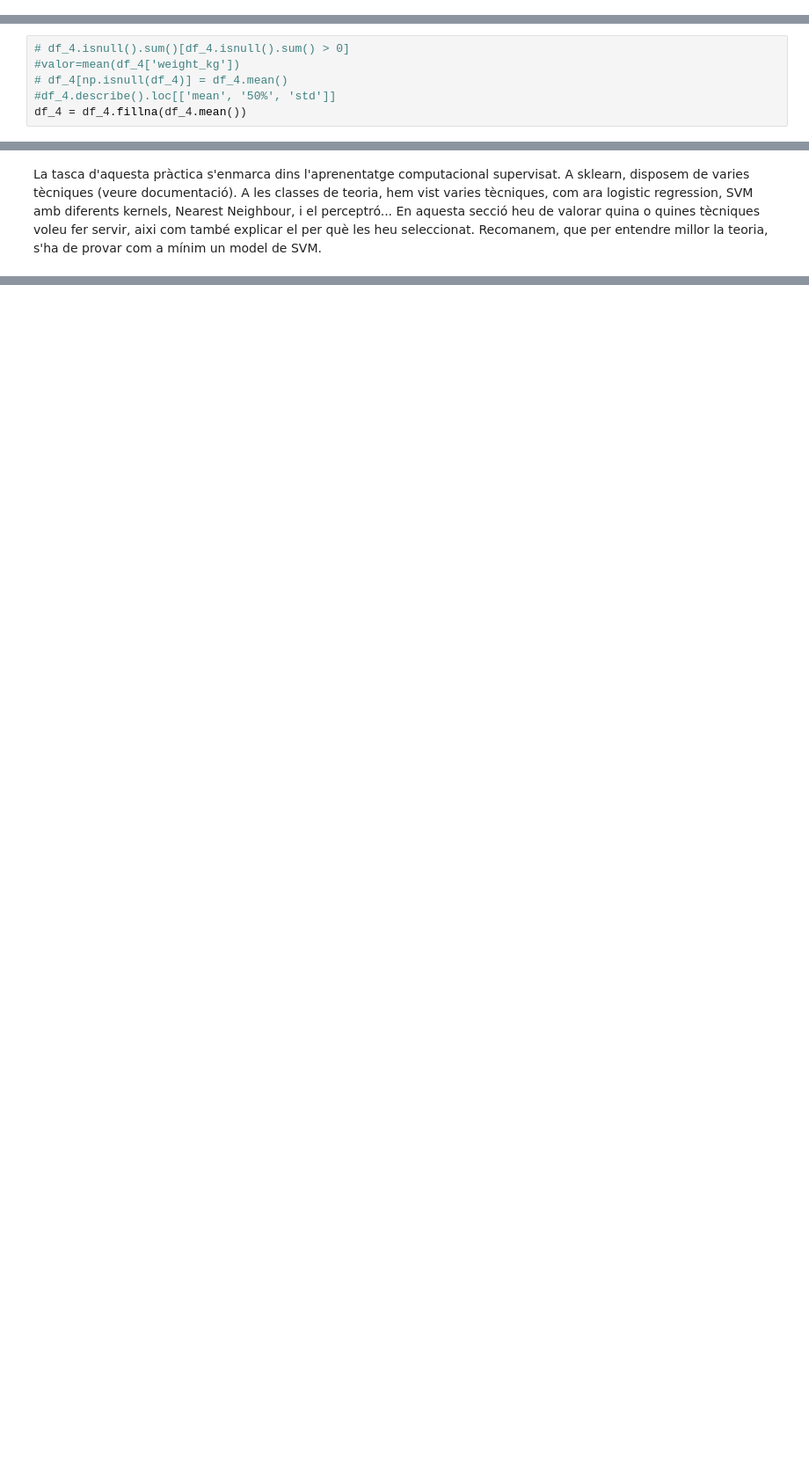
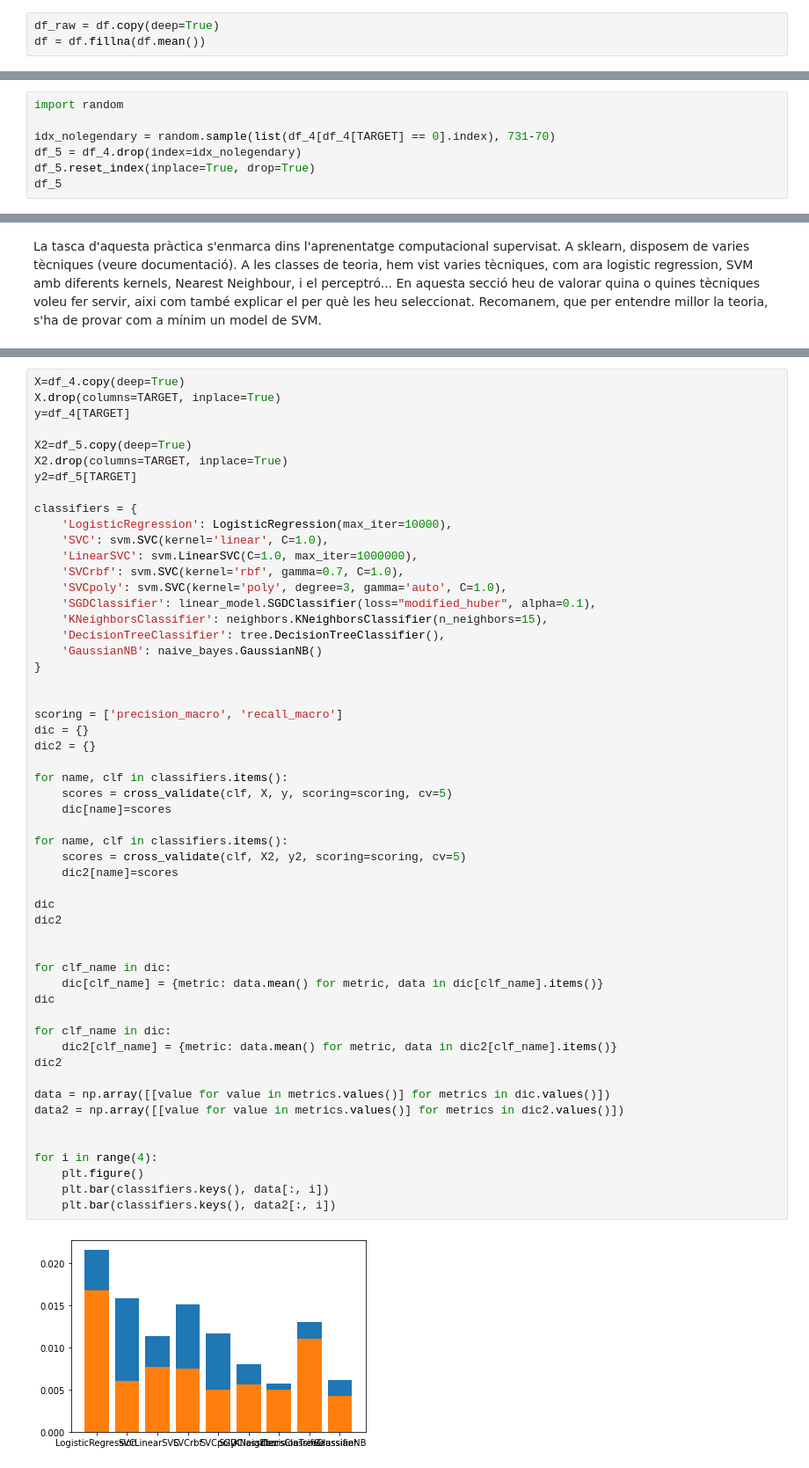
Before and after one commit to pablo15ruiz/ac-pr02, a Jupyter notebook: ApartatA.ipynb, the cells around one changed output, grey strips where cells are left out. Shown: that part at 88% size. Saved outputs shown, nothing was run; the diff lists cells and outputs as text; blank space fills up the shorter version.

Commit message:
Model Selection, Crossvalidation and Metric Analysis

```diff
--- a/ApartatA.ipynb
+++ b/ApartatA.ipynb
@@ -150,3 +135,6 @@ for col in df.select_dtypes(exclude='object'):
+# %%
+df_raw = df.copy(deep=True)
+df = df.fillna(df.mean())
 # %%
 # 2. Preprocessing
 #No estàn normalitzades,
@@ -218,0 +211,7 @@ df_4 #dataset amb atributs filtrats per correlacio
+# %%
+import random
+
+idx_nolegendary = random.sample(list(df_4[df_4[TARGET] == 0].index), 731-70)
+df_5 = df_4.drop(index=idx_nolegendary)
+df_5.reset_index(inplace=True, drop=True)
+df_5
@@ -226,9 +239,3 @@ No perquè hi ha massa atributs. Els `PolynomialFeatures` aumenten exponencial.
 **MODEL SELECTION**
 # %% [markdown]
 **Quins models heu considerat?**
-# %%
-# df_4.isnull().sum()[df_4.isnull().sum() > 0]
-#valor=mean(df_4['weight_kg'])
-# df_4[np.isnull(df_4)] = df_4.mean()
-#df_4.describe().loc[['mean', '50%', 'std']]
-df_4 = df_4.fillna(df_4.mean())
@@ -336,0 +405,56 @@ La tasca d'aquesta pràctica s'enmarca dins l'aprenentatge computacional supervi
+# %%
+X=df_4.copy(deep=True)
+X.drop(columns=TARGET, inplace=True)
+y=df_4[TARGET]
+
+X2=df_5.copy(deep=True)
+X2.drop(columns=TARGET, inplace=True)
+y2=df_5[TARGET]
+
+classifiers = {
+    'LogisticRegression': LogisticRegression(max_iter=10000),
+    'SVC': svm.SVC(kernel='linear', C=1.0),
+    'LinearSVC': svm.LinearSVC(C=1.0, max_iter=1000000),
+    'SVCrbf': svm.SVC(kernel='rbf', gamma=0.7, C=1.0),
+    'SVCpoly': svm.SVC(kernel='poly', degree=3, gamma='auto', C=1.0),
+    'SGDClassifier': linear_model.SGDClassifier(loss="modified_huber", alpha=0.1),
+    'KNeighborsClassifier': neighbors.KNeighborsClassifier(n_neighbors=15),
+    'DecisionTreeClassifier': tree.DecisionTreeClassifier(),
+    'GaussianNB': naive_bayes.GaussianNB()
+}
+
+
+scoring = ['precision_macro', 'recall_macro']
+dic = {}
+dic2 = {}
+
+for name, clf in classifiers.items():
+    scores = cross_validate(clf, X, y, scoring=scoring, cv=5)
+    dic[name]=scores
+
+for name, clf in classifiers.items():
+    scores = cross_validate(clf, X2, y2, scoring=scoring, cv=5)
+    dic2[name]=scores
+
+dic
+dic2
+
+
+for clf_name in dic:
+    dic[clf_name] = {metric: data.mean() for metric, data in dic[clf_name].items()}
+dic
+
+for clf_name in dic:
+    dic2[clf_name] = {metric: data.mean() for metric, data in dic2[clf_name].items()}
+dic2
+
+data = np.array([[value for value in metrics.values()] for metrics in dic.values()])
+data2 = np.array([[value for value in metrics.values()] for metrics in dic2.values()])
+
+
+for i in range(4):
+    plt.figure()
+    plt.bar(classifiers.keys(), data[:, i])
+    plt.bar(classifiers.keys(), data2[:, i])
+# %% [output]
+[figure, added]
```
Also changed, not shown: parts of 51 cells of this notebook.
